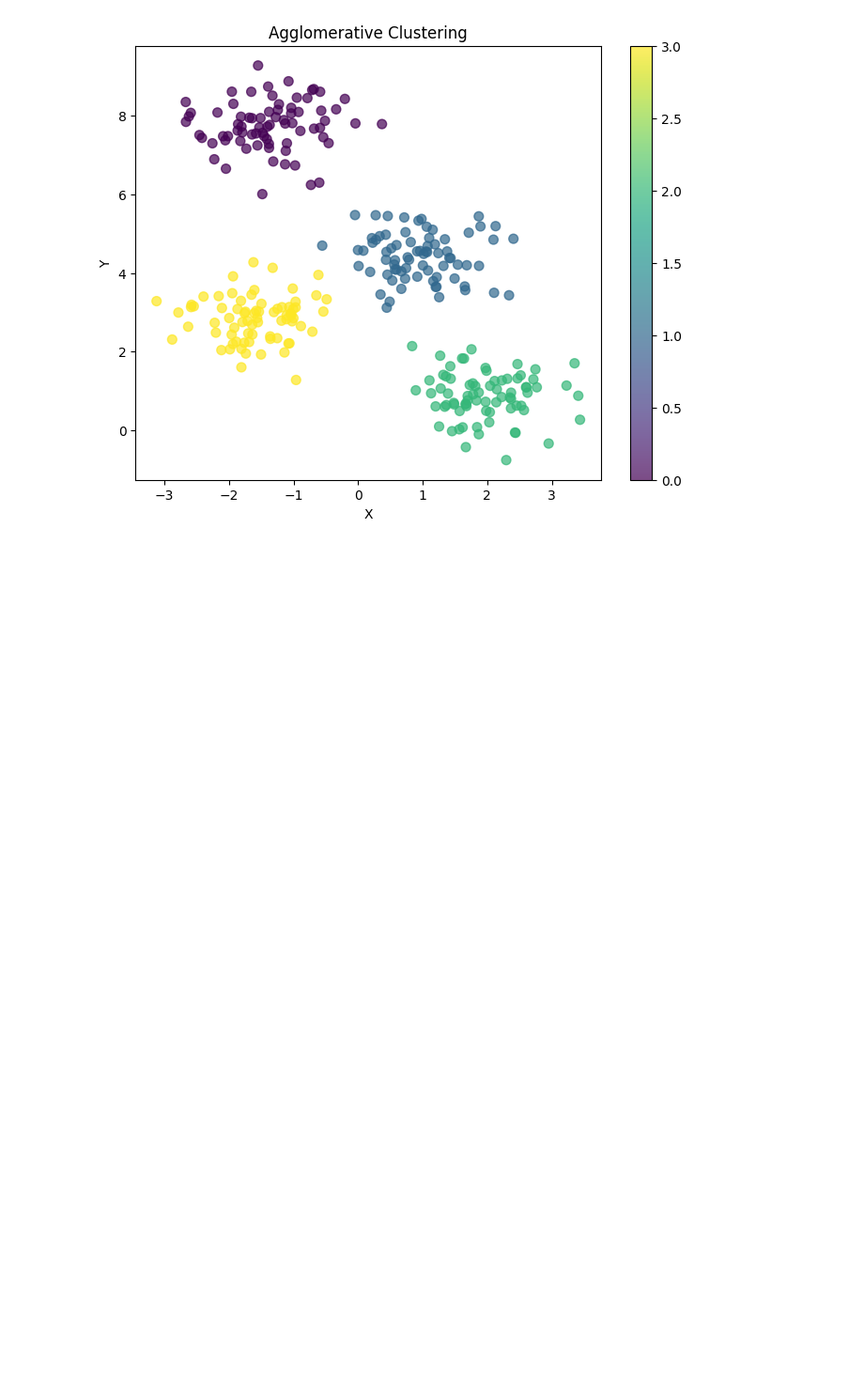
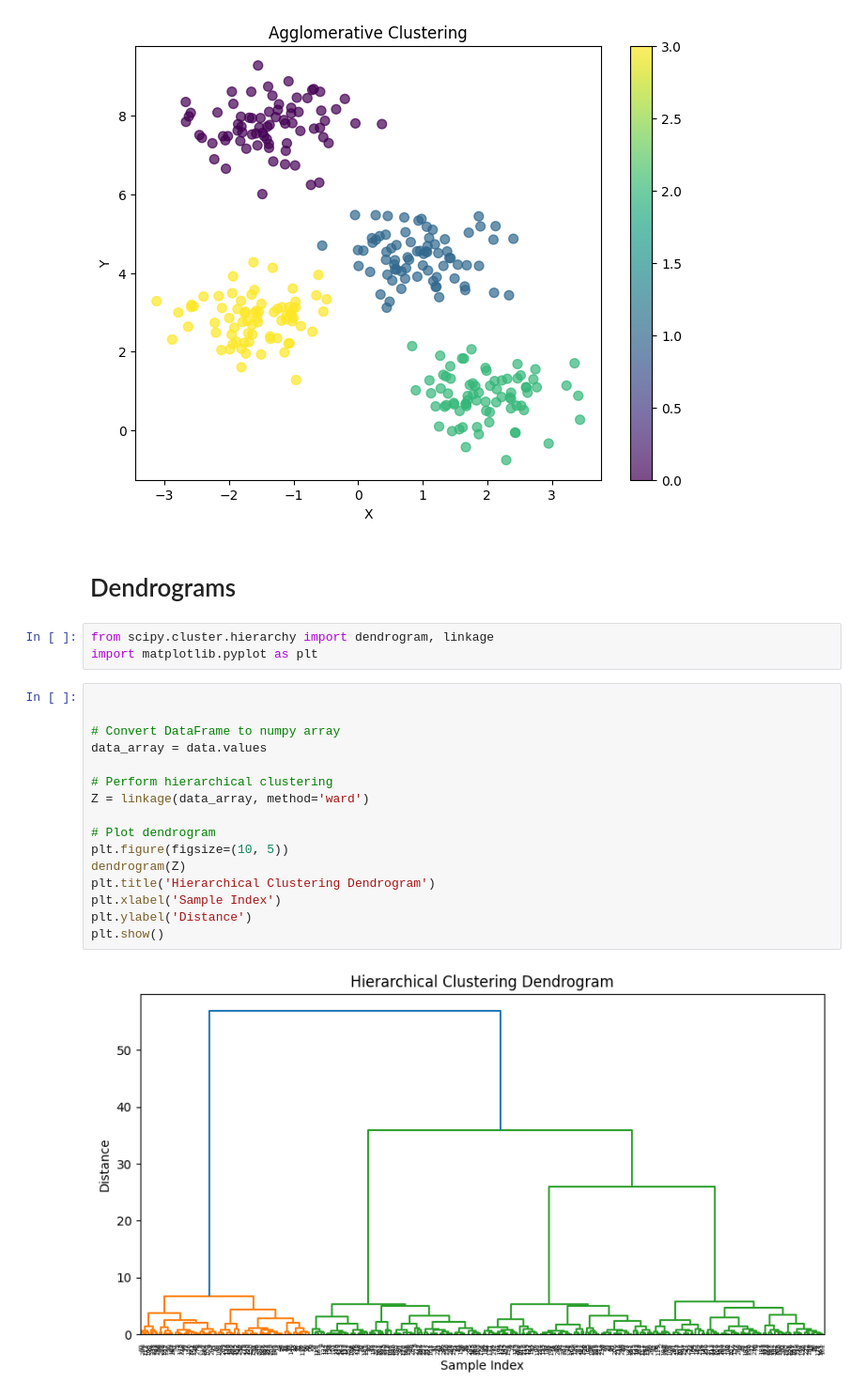
Before and after one commit to HEMANTHKUMARANNAM/ML-PROGRAMS-212CSE2304, a Jupyter notebook: 11_Agglomerative_Clustering/agglomerative.ipynb, the cells around one changed output. Shown: that part at 94% size. Drawn from its saved outputs; the diff is of its cells as text; blank space fills up the shorter version.

```diff
--- a/11_Agglomerative_Clustering/agglomerative.ipynb
+++ b/11_Agglomerative_Clustering/agglomerative.ipynb
@@ -35,3 +35,26 @@ plt.colorbar()
 plt.show()
 # %% [output]
 [figure]
+# %% [markdown]
+# Dendrograms
+# %%
+from scipy.cluster.hierarchy import dendrogram, linkage
+import matplotlib.pyplot as plt
+# %%
+
+
+# Convert DataFrame to numpy array
+data_array = data.values
+
+# Perform hierarchical clustering
+Z = linkage(data_array, method='ward')
+
+# Plot dendrogram
+plt.figure(figsize=(10, 5))
+dendrogram(Z)
+plt.title('Hierarchical Clustering Dendrogram')
+plt.xlabel('Sample Index')
+plt.ylabel('Distance')
+plt.show()
+# %% [output]
+[figure, added]
```
Also changed, not shown: 4 other files.
